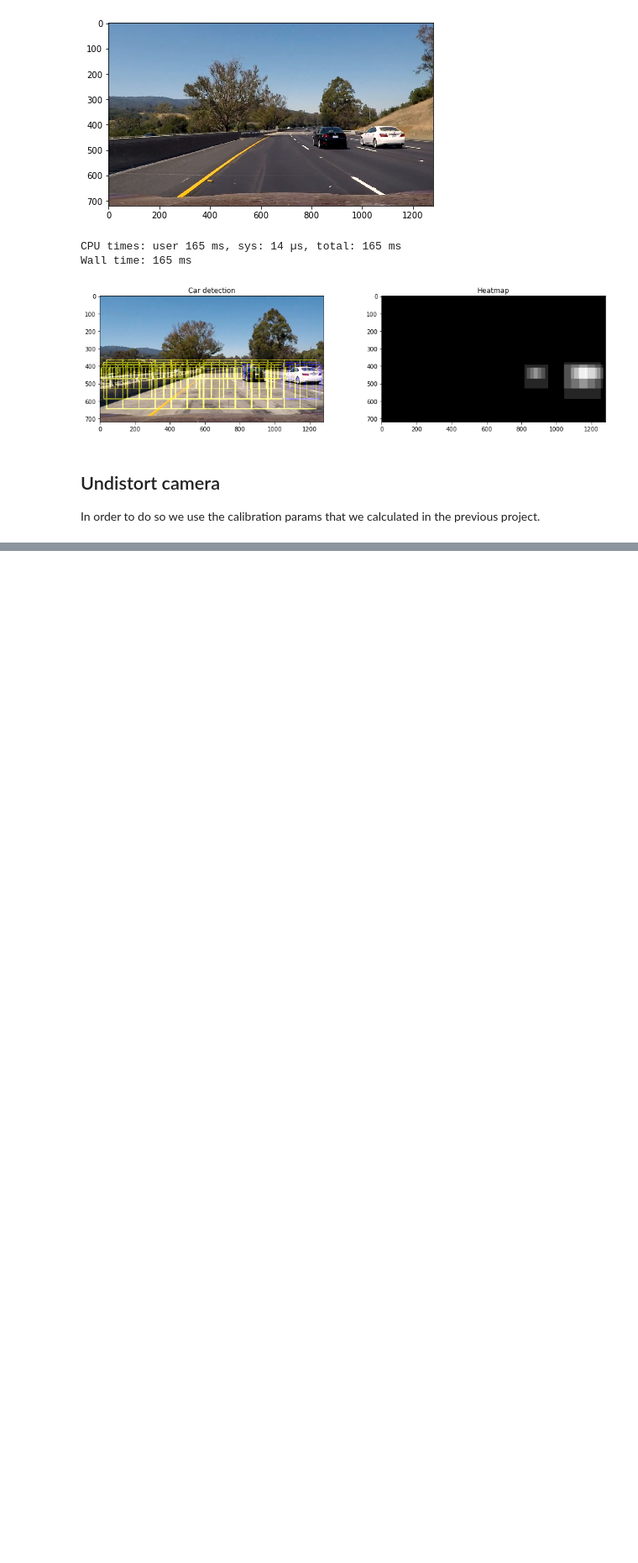
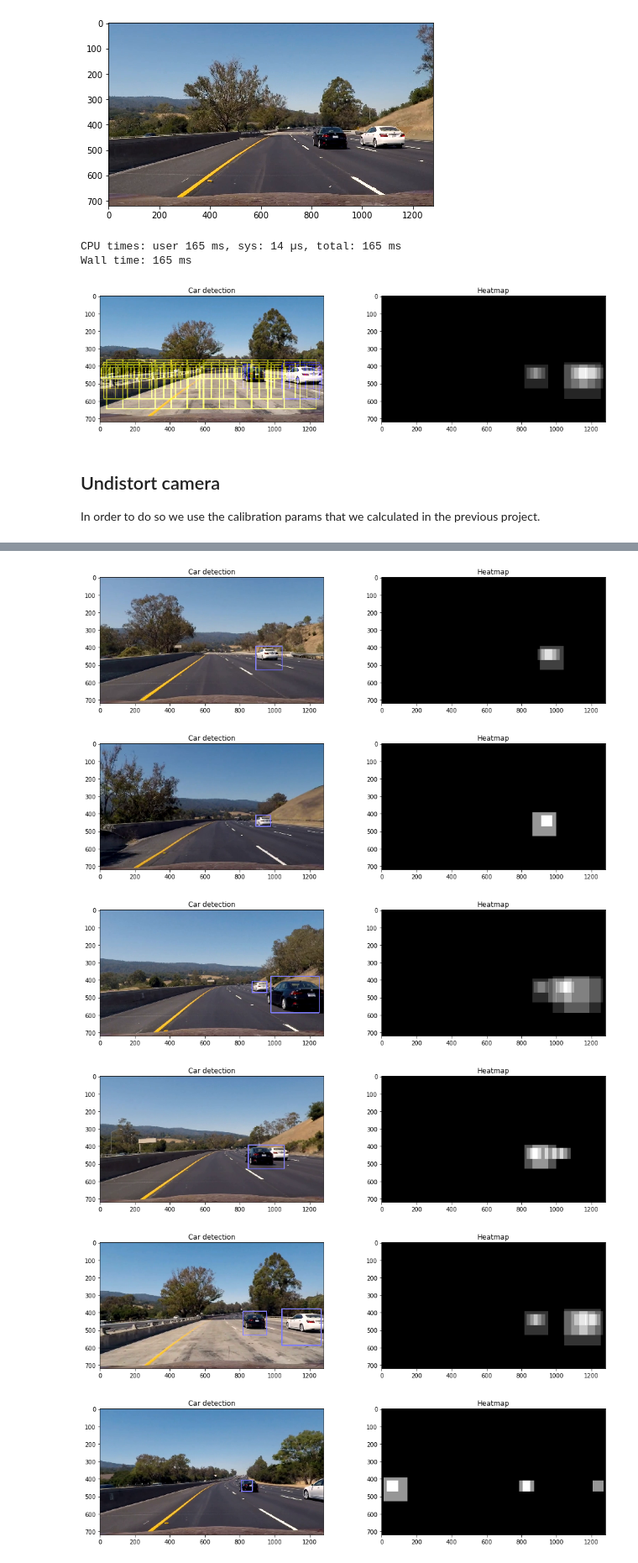
Before and after one commit to undo76/CarND-Vehicle-Detection, a Jupyter notebook: Vehicle-detection.ipynb, the cells around one changed output, grey strips where cells are left out. Shown at 84% size. Cells and saved outputs as stored; diff of their text form; code cells hidden in the pictures; blank space fills up the shorter version.

Commit message:
Add video images

```diff
--- a/Vehicle-detection.ipynb
+++ b/Vehicle-detection.ipynb
@@ -560,7 +560,7 @@ def process_lines(heatmap_smooth=0.92, heatmap_threshold=12, max_heatmap=15, are
     def apply(frame):
         nonlocal heatmap, current, cache
 
-#         frame = undist(frame)
+        frame = undist(frame)
 #         img = pipeline(frame).astype(np.uint8)
 
         if heatmap is None:
@@ -595,10 +595,10 @@ def process_lines(heatmap_smooth=0.92, heatmap_threshold=12, max_heatmap=15, are
     return apply
 
 
-# video = VideoFileClip("./project_video.mp4")
-video = VideoFileClip("../CarND-Advanced-Lane-Lines/project-video-result.mp4")
+video = VideoFileClip("./project_video.mp4")
+# video = VideoFileClip("../CarND-Advanced-Lane-Lines/project-video-result.mp4")
 # result = video.fl_image(process_lines())
 # cache = []
 result = video.fl_image(process_lines(use_cache=True, cache=cache))
-_ = result.write_videofile("./project-video-result.mp4", audio=False)
+_ = result.write_videofile("./project-video-result_2.mp4", audio=False)
 # %% [output]
@@ -612,0 +617,20 @@ display_video('./project-video-result.mp4')
+# %%
+def plot_hm(video, frame):
+    img = video.get_frame(frame)
+    hm = cache[int(video.fps * frame)]
+    plot2(img, hm, 'Car detection', 'Heatmap', filename='frame_{}.jpg'.format(frame))
+
+video = VideoFileClip("./project-video-result_2.mp4")
+plot_hm(video, 20)
+plot_hm(video, 25)
+plot_hm(video, 30)
+plot_hm(video, 35)
+plot_hm(video, 40)
+plot_hm(video, 45)
+# %% [output]
+[figure, added]
+[figure, added]
+[figure, added]
+[figure, added]
+[figure, added]
+[figure, added]
```
Also changed, not shown: parts of 2 cells of this notebook, 7 other files.
